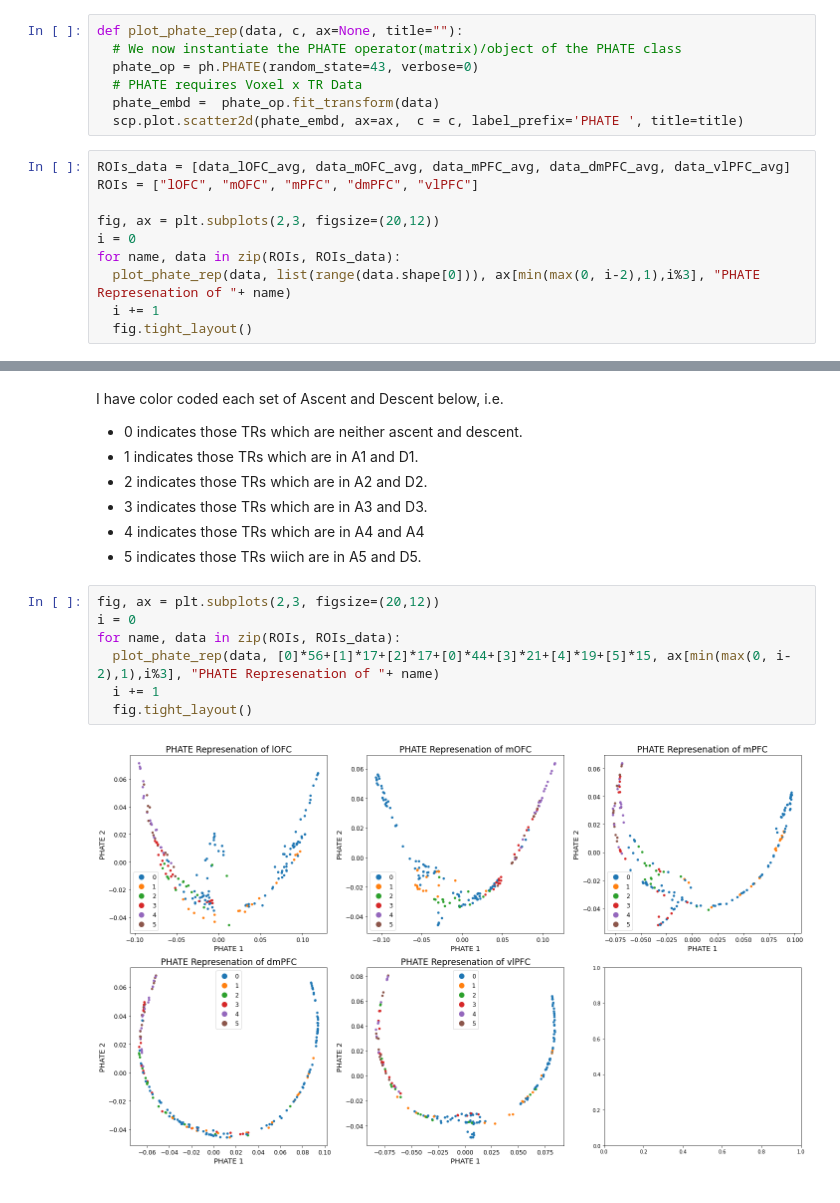
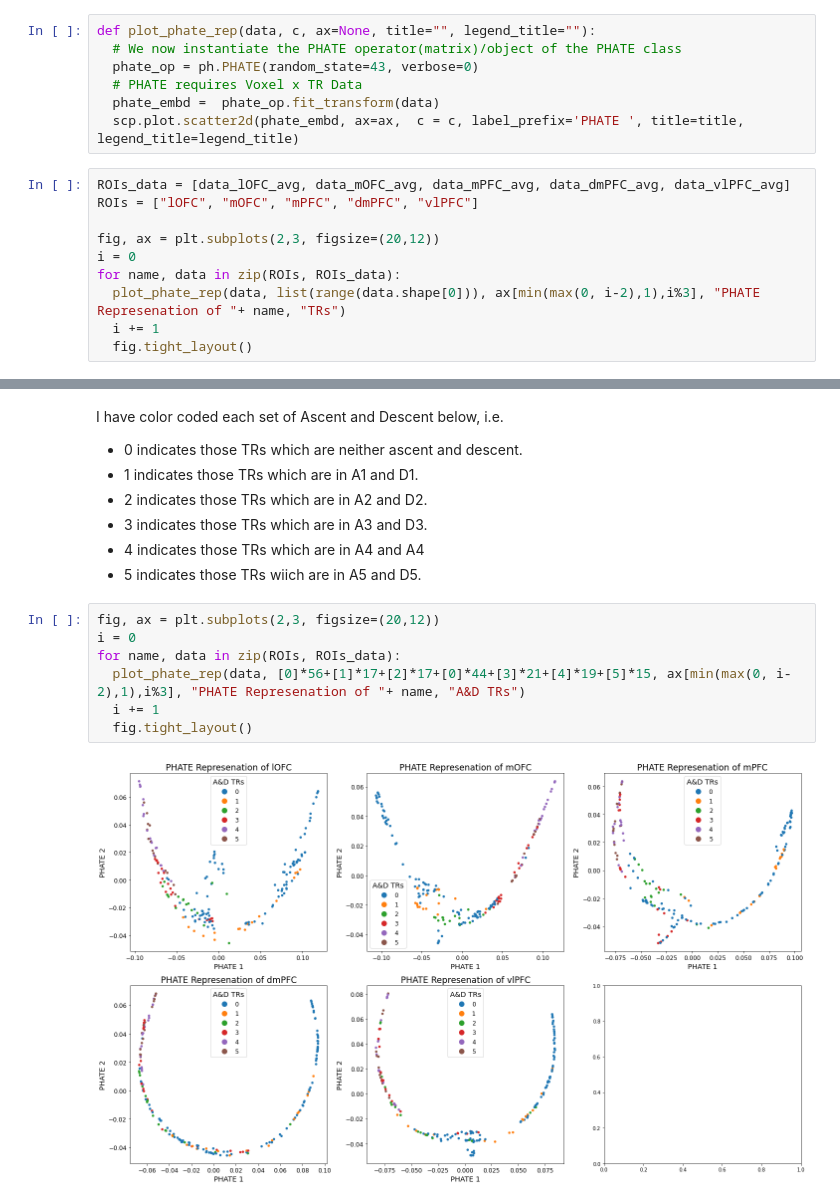
Before and after one commit to RishiDarkDevil/Neural-Uncertainty-Representation, a Jupyter notebook: PHATE_YOUNG.ipynb, the cells around one changed output, grey strips where cells are left out. Cells and saved outputs as stored; diff of their text form.

```diff
--- a/PHATE_YOUNG.ipynb
+++ b/PHATE_YOUNG.ipynb
@@ -48,12 +48,12 @@ data_lOFC_avg.shape
 # %% [markdown]
 Here we apply the PHATE Algorithm on the average BOLD data corresponding to each ROI. After some initial confusion on the PHATE diagram should apply dimension reduction on the Voxels or on TRs, I finally came to the conclusion of applying the PHATE algorithm to decrease the Voxel dimensionality. Since, the T-PHATE paper color coded their representation based on TRs.
 # %%
-def plot_phate_rep(data, c, ax=None, title=""):
+def plot_phate_rep(data, c, ax=None, title="", legend_title=""):
   # We now instantiate the PHATE operator(matrix)/object of the PHATE class
   phate_op = ph.PHATE(random_state=43, verbose=0)
   # PHATE requires Voxel x TR Data
   phate_embd =  phate_op.fit_transform(data)
-  scp.plot.scatter2d(phate_embd, ax=ax,  c = c, label_prefix='PHATE ', title=title)
+  scp.plot.scatter2d(phate_embd, ax=ax,  c = c, label_prefix='PHATE ', title=title, legend_title=legend_title)
 # %%
 ROIs_data = [data_lOFC_avg, data_mOFC_avg, data_mPFC_avg, data_dmPFC_avg, data_vlPFC_avg]
 ROIs = ["lOFC", "mOFC", "mPFC", "dmPFC", "vlPFC"]
@@ -61,7 +61,7 @@ ROIs = ["lOFC", "mOFC", "mPFC", "dmPFC", "vlPFC"]
 fig, ax = plt.subplots(2,3, figsize=(20,12))
 i = 0
 for name, data in zip(ROIs, ROIs_data):
-  plot_phate_rep(data, list(range(data.shape[0])), ax[min(max(0, i-2),1),i%3], "PHATE Represenation of "+ name)
+  plot_phate_rep(data, list(range(data.shape[0])), ax[min(max(0, i-2),1),i%3], "PHATE Represenation of "+ name, "TRs")
   i += 1
   fig.tight_layout()
 # %% [output]
@@ -77,9 +77,9 @@ I have color coded each set of Ascent and Descent below, i.e.
 # %%
 fig, ax = plt.subplots(2,3, figsize=(20,12))
 i = 0
 for name, data in zip(ROIs, ROIs_data):
-  plot_phate_rep(data, [0]*56+[1]*17+[2]*17+[0]*44+[3]*21+[4]*19+[5]*15, ax[min(max(0, i-2),1),i%3], "PHATE Represenation of "+ name)
+  plot_phate_rep(data, [0]*56+[1]*17+[2]*17+[0]*44+[3]*21+[4]*19+[5]*15, ax[min(max(0, i-2),1),i%3], "PHATE Represenation of "+ name, "A&D TRs")
   i += 1
   fig.tight_layout()
 # %% [output]
-[figure, old version]
+[figure, new version]
```
Also changed, not shown: parts of 1 cell of this notebook.
